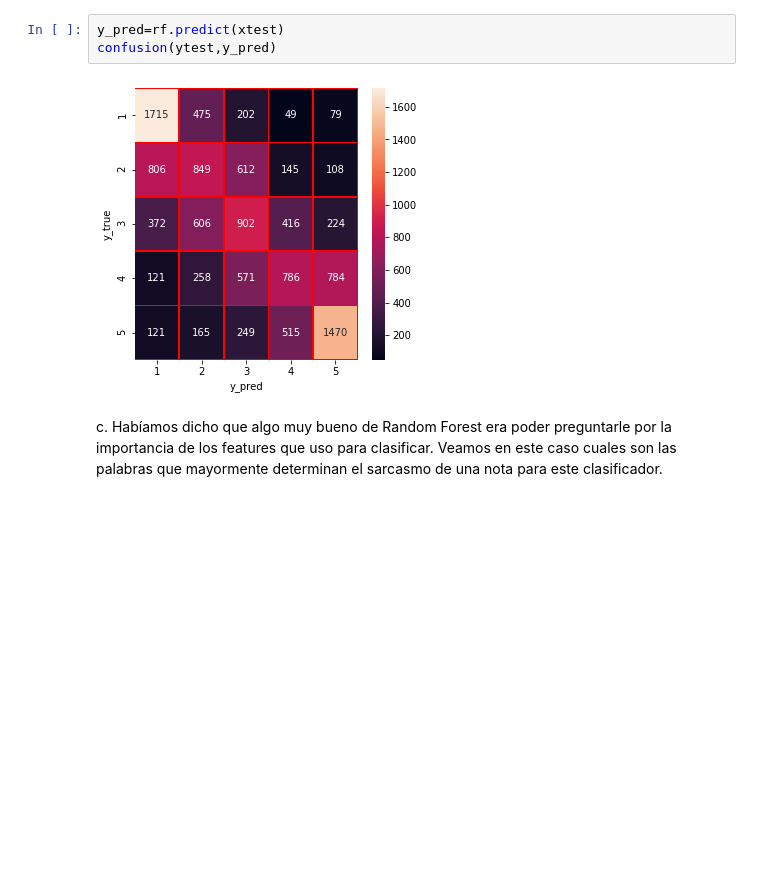
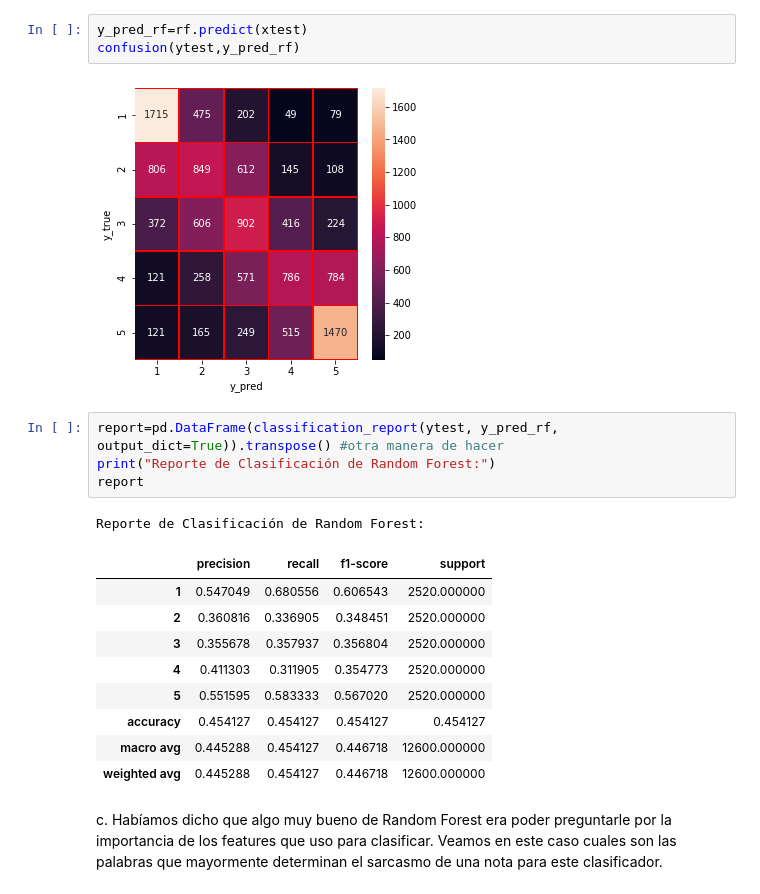
Before and after one commit to panasabena/Procesamiento_de_lenguaje_Natural, a Jupyter notebook: TP3 Sabena Francisco Alfredo.ipynb, the cells around one changed output. Saved outputs shown, nothing was run; the diff lists cells and outputs as text; blank space fills up the shorter version.

```diff
--- a/TP3 Sabena Francisco Alfredo.ipynb
+++ b/TP3 Sabena Francisco Alfredo.ipynb
@@ -1410,10 +1430,25 @@ acc:  0.4541269841269841
 # %% [markdown]
 b. Graficando su matriz de confusión:
 # %%
-y_pred=rf.predict(xtest)
-confusion(ytest,y_pred)
+y_pred_rf=rf.predict(xtest)
+confusion(ytest,y_pred_rf)
 # %% [output]
 [figure]
+# %%
+report=pd.DataFrame(classification_report(ytest, y_pred_rf, output_dict=True)).transpose() #otra manera de hacer
+print("Reporte de Clasificación de Random Forest:")
+report
+# %% [output]
+Reporte de Clasificación de Random Forest:
+|  | precision | recall | f1-score | support |
+| 1 | 0.547049 | 0.680556 | 0.606543 | 2520.000000 |
+| 2 | 0.360816 | 0.336905 | 0.348451 | 2520.000000 |
+| 3 | 0.355678 | 0.357937 | 0.356804 | 2520.000000 |
+| 4 | 0.411303 | 0.311905 | 0.354773 | 2520.000000 |
+| 5 | 0.551595 | 0.583333 | 0.567020 | 2520.000000 |
+| accuracy | 0.454127 | 0.454127 | 0.454127 | 0.454127 |
+| macro avg | 0.445288 | 0.454127 | 0.446718 | 12600.000000 |
+| weighted avg | 0.445288 | 0.454127 | 0.446718 | 12600.000000 |
 # %% [markdown]
 c. Habíamos dicho que algo muy bueno de Random Forest era poder preguntarle por la importancia de los features que uso para clasificar. Veamos en este caso cuales son las palabras que mayormente determinan el sarcasmo de una nota para este clasificador.
 # %%
```
Also changed, not shown: parts of 20 cells of this notebook, 1 other file.
